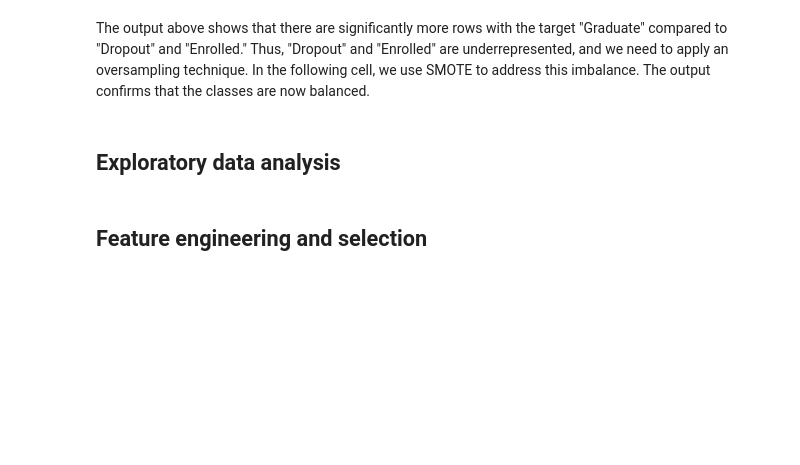
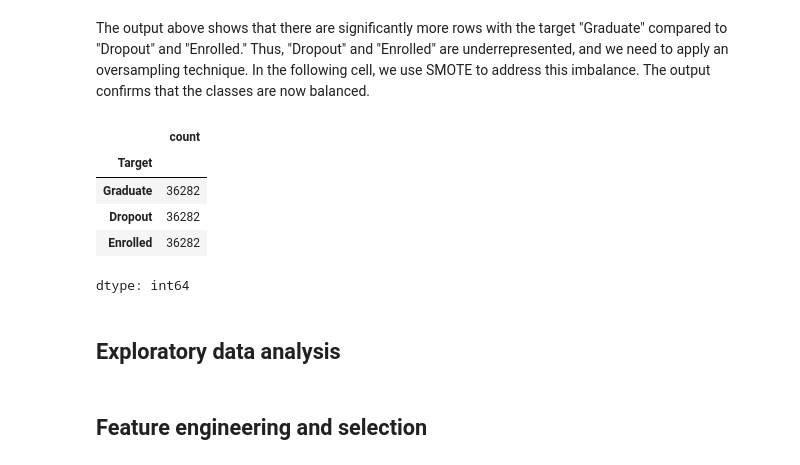
Before and after one commit to azakatov/ut-ml-project-2024, a Jupyter notebook: main.ipynb, the cells around one changed output. Drawn from its saved outputs; the diff is of its cells as text; code cells hidden in the pictures; blank space fills up the shorter version.

```diff
--- a/main.ipynb
+++ b/main.ipynb
@@ -717,12 +750,19 @@ train["Target"].value_counts()
 # %% [markdown]
 The output above shows that there are significantly more rows with the target "Graduate" compared to "Dropout" and "Enrolled." Thus, "Dropout" and "Enrolled" are underrepresented, and we need to apply an oversampling technique. In the following cell, we use SMOTE to address this imbalance. The output confirms that the classes are now balanced.
 # %%
-from imblearn.over_sampling import SMOTE
+from imblearn.over_sampling import SMOTENC
 
-smote = SMOTE(random_state=42)
+smote = SMOTENC(random_state=42, categorical_features=categorical_features)
 X_train, y_train = smote.fit_resample(train.drop("Target", axis=1), train["Target"])
 train = pd.concat([X_train, y_train], axis=1)
 train["Target"].value_counts()
+# %% [output]
+|  | count |
+| Target |  |
+| Graduate | 36282 |
+| Dropout | 36282 |
+| Enrolled | 36282 |
+dtype: int64
 # %% [markdown]
 <a name="exploratory-data-analysis"></a>
 ## Exploratory data analysis
```
Also changed, not shown: parts of 5 cells of this notebook.
